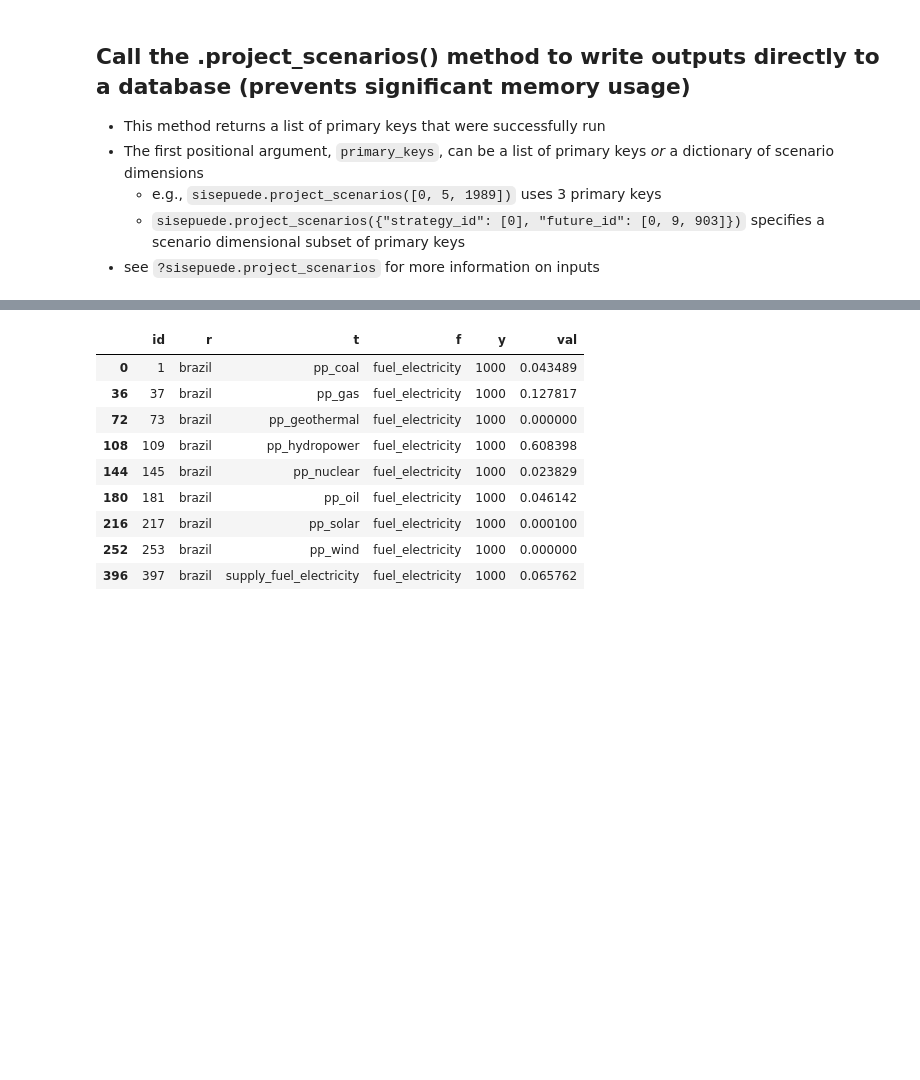
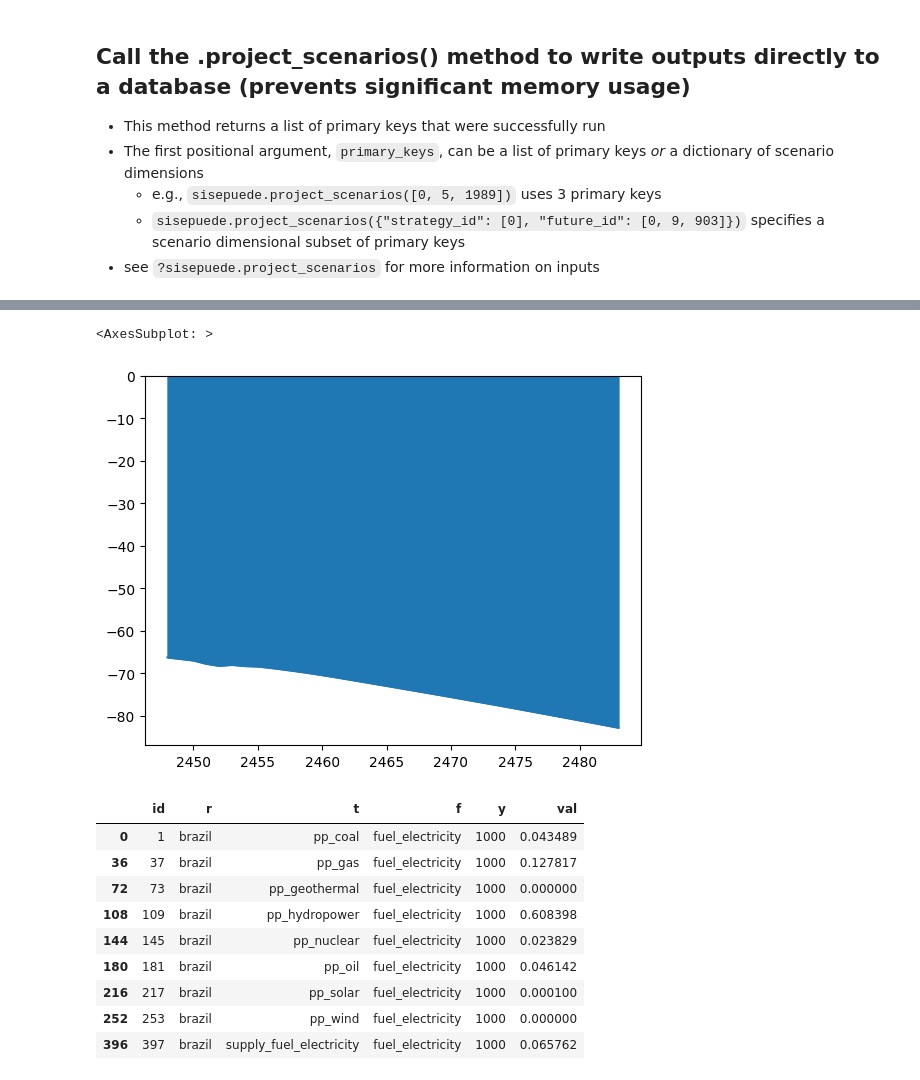
Before and after one commit to jarojasag/lac_decarbonization, a Jupyter notebook: python/sisepuede_run_testing.ipynb, the cells around one changed output, grey strips where cells are left out. Drawn from its saved outputs; the diff is of its cells as text; code cells hidden in the pictures; blank space fills up the shorter version.

```diff
--- a/python/sisepuede_run_testing.ipynb
+++ b/python/sisepuede_run_testing.ipynb
@@ -383,3 +528,8 @@ df_filt[flds]
+# %%
+df_filt["emission_co2e_subsector_total_frst"].plot.area()
+# %% [output]
+<AxesSubplot: >
+[figure, added]
 # %%
 #import sql_utilities as sqlutil
 df_msp = sqlutil.sql_table_to_df(
```
Also changed, not shown: parts of 13 cells of this notebook, 11 other files.
